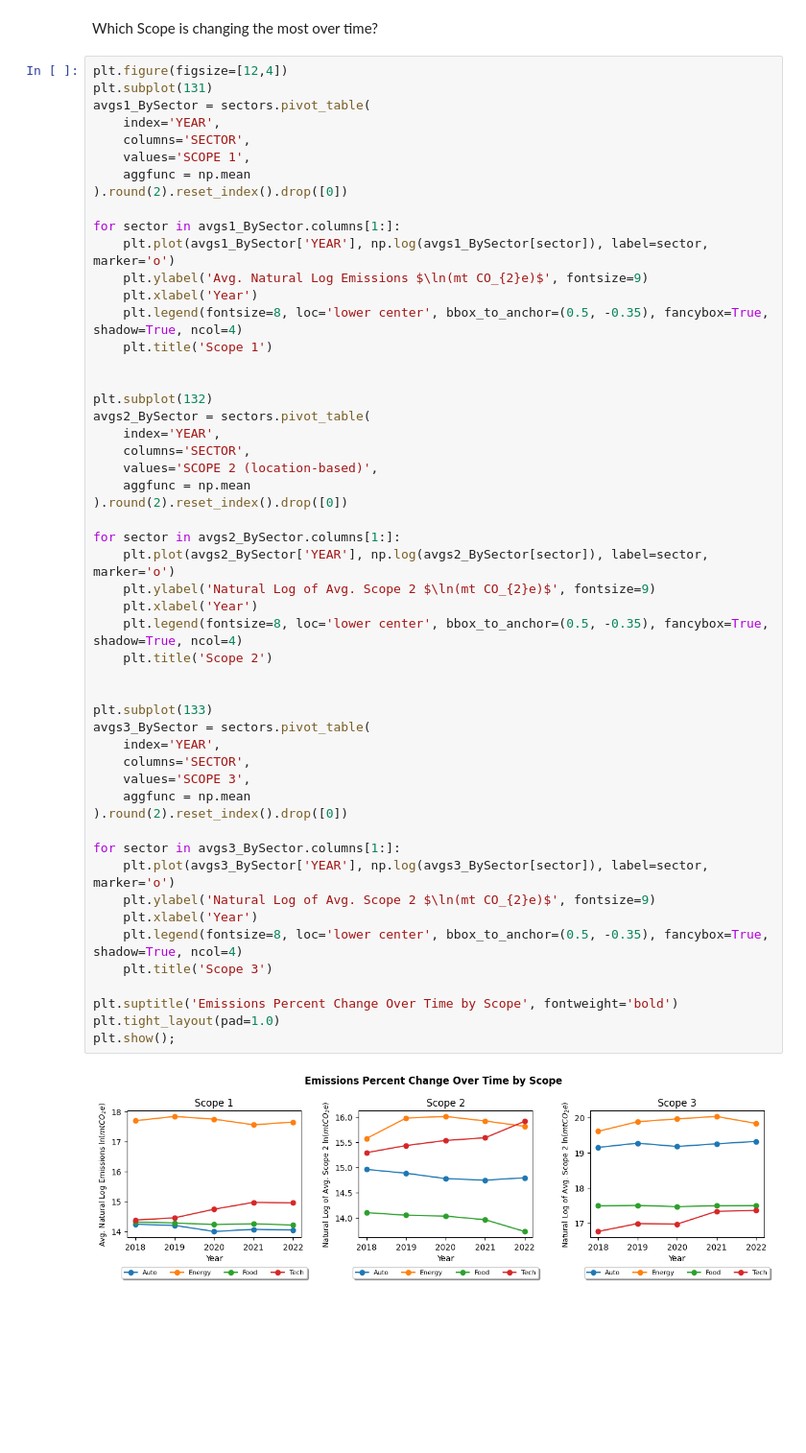
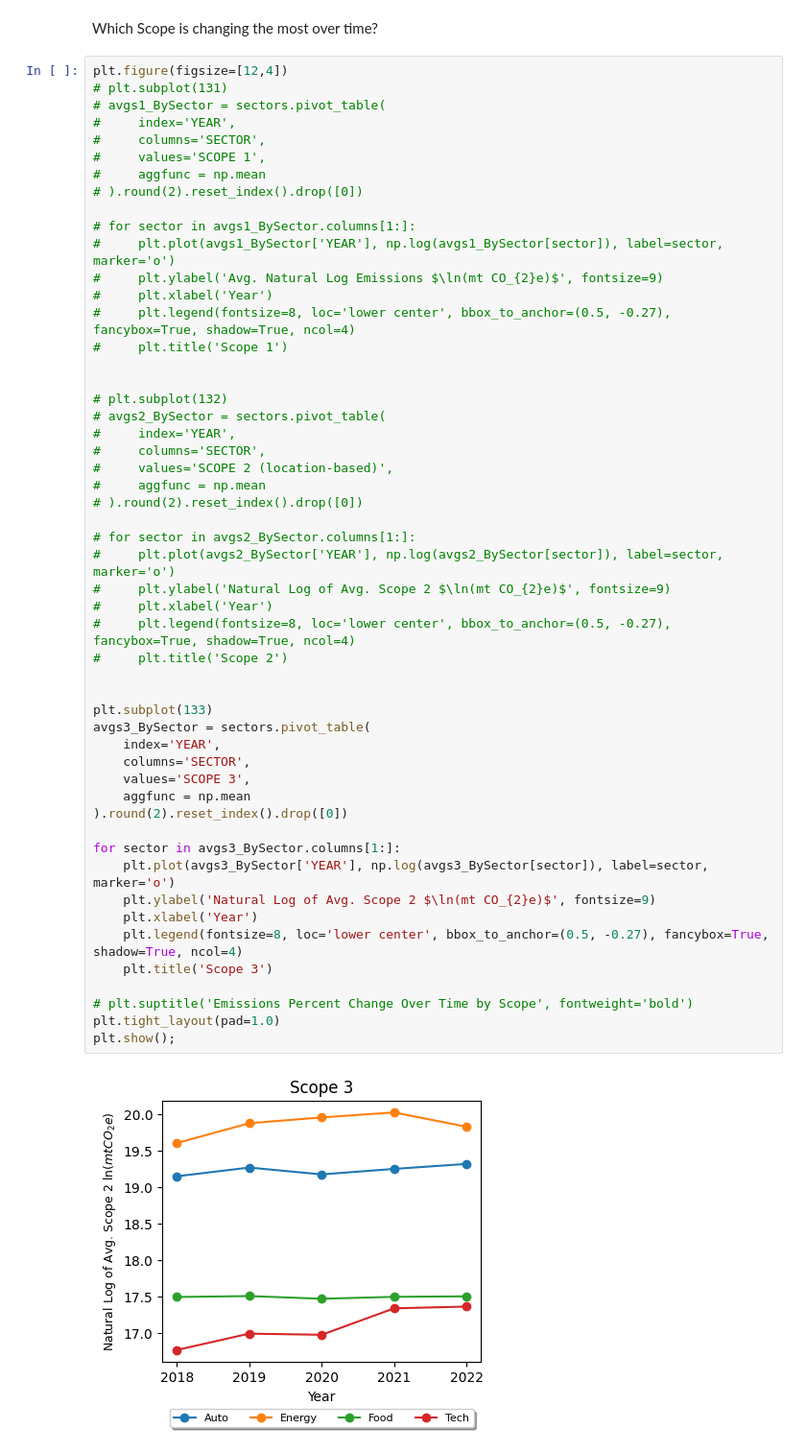
Before and after one commit to zcjanin/decarbonization-2024, a Jupyter notebook: Charts.ipynb, the cells around one changed output. Shown at 96% size. Cells and saved outputs as stored; diff of their text form; blank space fills up the shorter version.

```diff
--- a/Charts.ipynb
+++ b/Charts.ipynb
@@ -246,55 +285,55 @@ sectors[sectors['SCOPE 3'].isna()]
 Which Scope is changing the most over time?
 # %%
 plt.figure(figsize=[12,4])
-plt.subplot(131)
-avgs1_BySector = sectors.pivot_table(
-    index='YEAR',
-    columns='SECTOR',
-    values='SCOPE 1',
-    aggfunc = np.mean
-).round(2).reset_index().drop([0])
+# plt.subplot(131)
+# avgs1_BySector = sectors.pivot_table(
+#     index='YEAR',
+#     columns='SECTOR',
+#     values='SCOPE 1',
+#     aggfunc = np.mean
+# ).round(2).reset_index().drop([0])
 
-for sector in avgs1_BySector.columns[1:]:
-    plt.plot(avgs1_BySector['YEAR'], np.log(avgs1_BySector[sector]), label=sector, marker='o')
-    plt.ylabel('Avg. Natural Log Emissions $\ln(mt CO_{2}e)$', fontsize=9)
-    plt.xlabel('Year')
-    plt.legend(fontsize=8, loc='lower center', bbox_to_anchor=(0.5, -0.35), fancybox=True, shadow=True, ncol=4)
-    plt.title('Scope 1')
+# for sector in avgs1_BySector.columns[1:]:
+#     plt.plot(avgs1_BySector['YEAR'], np.log(avgs1_BySector[sector]), label=sector, marker='o')
+#     plt.ylabel('Avg. Natural Log Emissions $\ln(mt CO_{2}e)$', fontsize=9)
+#     plt.xlabel('Year')
+#     plt.legend(fontsize=8, loc='lower center', bbox_to_anchor=(0.5, -0.27), fancybox=True, shadow=True, ncol=4)
+#     plt.title('Scope 1')
 
 
-plt.subplot(132)
-avgs2_BySector = sectors.pivot_table(
-    index='YEAR',
-    columns='SECTOR',
-    values='SCOPE 2 (location-based)',
-    aggfunc = np.mean
-).round(2).reset_index().drop([0])
+# plt.subplot(132)
+# avgs2_BySector = sectors.pivot_table(
+#     index='YEAR',
+#     columns='SECTOR',
+#     values='SCOPE 2 (location-based)',
+#     aggfunc = np.mean
+# ).round(2).reset_index().drop([0])
 
-for sector in avgs2_BySector.columns[1:]:
-    plt.plot(avgs2_BySector['YEAR'], np.log(avgs2_BySector[sector]), label=sector, marker='o')
-    plt.ylabel('Natural Log of Avg. Scope 2 $\ln(mt CO_{2}e)$', fontsize=9)
-    plt.xlabel('Year')
-    plt.legend(fontsize=8, loc='lower center', bbox_to_anchor=(0.5, -0.35), fancybox=True, shadow=True, ncol=4)
-    plt.title('Scope 2')
+# for sector in avgs2_BySector.columns[1:]:
+#     plt.plot(avgs2_BySector['YEAR'], np.log(avgs2_BySector[sector]), label=sector, marker='o')
+#     plt.ylabel('Natural Log of Avg. Scope 2 $\ln(mt CO_{2}e)$', fontsize=9)
+#     plt.xlabel('Year')
+#     plt.legend(fontsize=8, loc='lower center', bbox_to_anchor=(0.5, -0.27), fancybox=True, shadow=True, ncol=4)
+#     plt.title('Scope 2')
 
 
 plt.subplot(133)
 avgs3_BySector = sectors.pivot_table(
     index='YEAR',
     columns='SECTOR',
     values='SCOPE 3',
     aggfunc = np.mean
 ).round(2).reset_index().drop([0])
 
 for sector in avgs3_BySector.columns[1:]:
     plt.plot(avgs3_BySector['YEAR'], np.log(avgs3_BySector[sector]), label=sector, marker='o')
     plt.ylabel('Natural Log of Avg. Scope 2 $\ln(mt CO_{2}e)$', fontsize=9)
     plt.xlabel('Year')
-    plt.legend(fontsize=8, loc='lower center', bbox_to_anchor=(0.5, -0.35), fancybox=True, shadow=True, ncol=4)
+    plt.legend(fontsize=8, loc='lower center', bbox_to_anchor=(0.5, -0.27), fancybox=True, shadow=True, ncol=4)
     plt.title('Scope 3')
 
-plt.suptitle('Emissions Percent Change Over Time by Scope', fontweight='bold')
+# plt.suptitle('Emissions Percent Change Over Time by Scope', fontweight='bold')
 plt.tight_layout(pad=1.0)
 plt.show();
 # %% [output]
-[figure, old version]
+[figure, new version]
```
Also changed, not shown: parts of 5 cells of this notebook, 2 other files.
